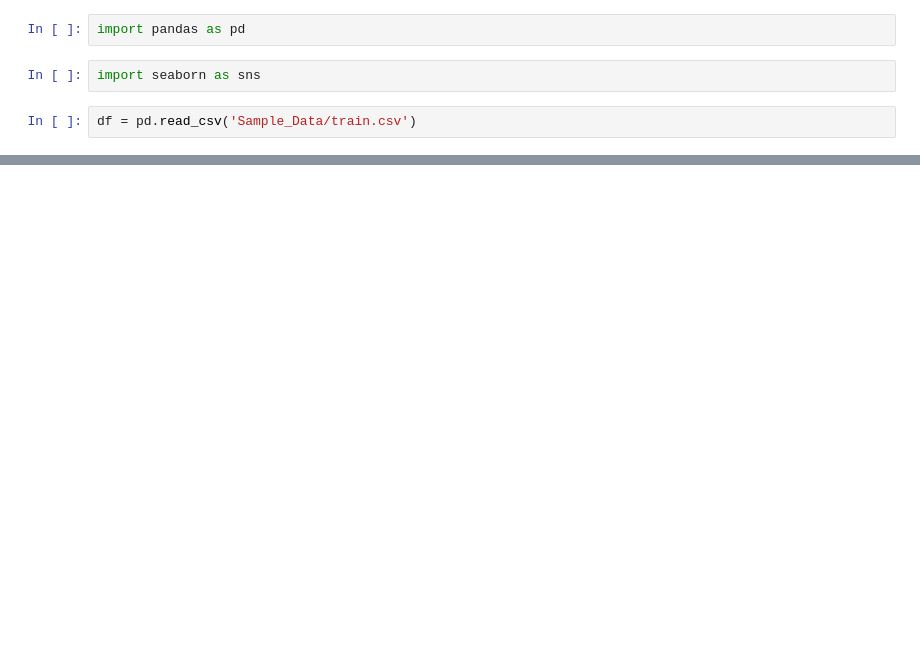
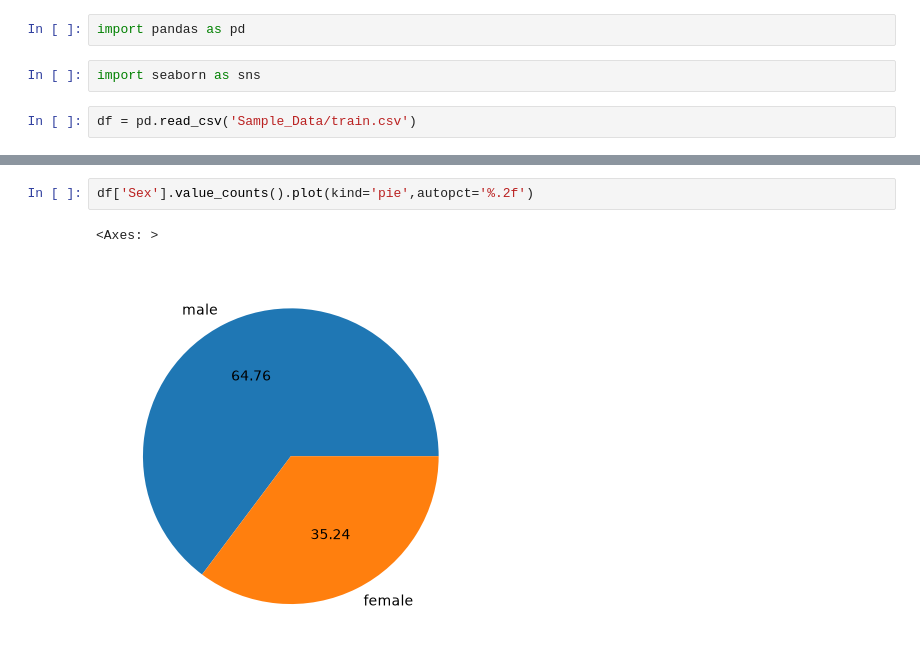
Before and after one commit to saubhagya7dev/Machine_learning, a Jupyter notebook: day20_EDA_Univariate.ipynb, the cells around one changed output, grey strips where cells are left out. Drawn from its saved outputs; the diff is of its cells as text; blank space fills up the shorter version.

```diff
--- a/day20_EDA_Univariate.ipynb
+++ b/day20_EDA_Univariate.ipynb
@@ -15,0 +22,5 @@ df.head()
+# %%
+df['Sex'].value_counts().plot(kind='pie',autopct='%.2f')
+# %% [output]
+<Axes: >
+[figure, added]
```
Also changed, not shown: parts of 6 cells of this notebook, 1 other file.
